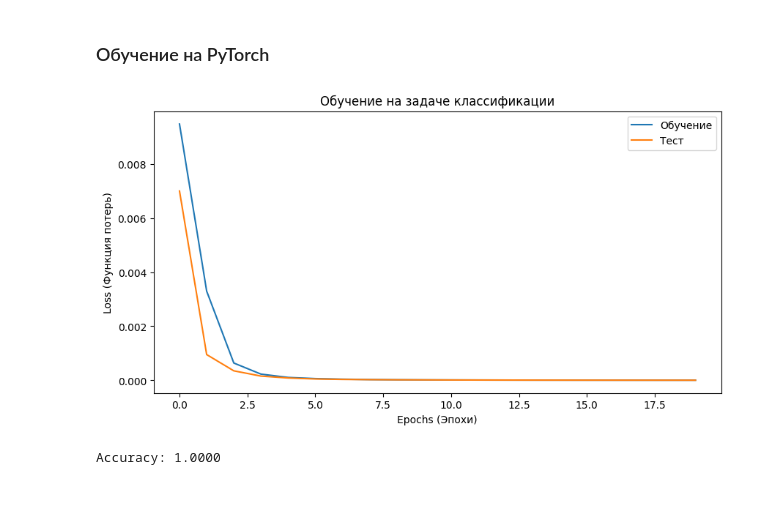
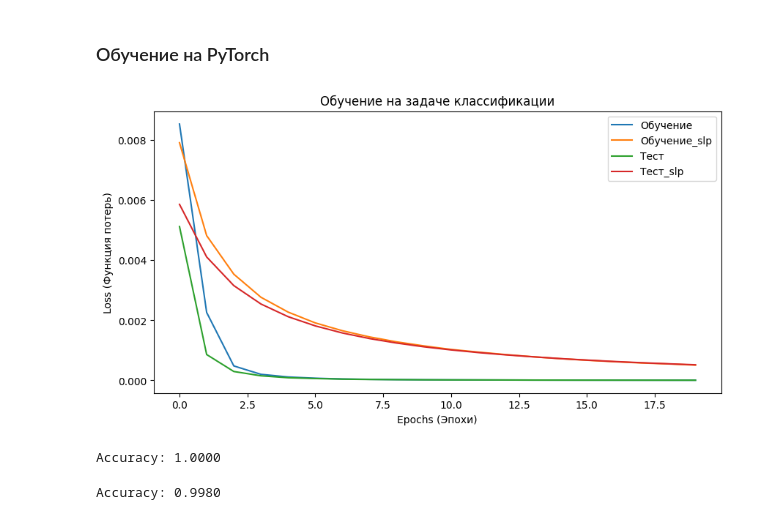
Before and after one commit to akirauruma/mluni, a Jupyter notebook: Pytorch_Keras.ipynb, the cells around one changed output. Drawn from its saved outputs; the diff is of its cells as text; code cells hidden in the pictures.

```diff
--- a/Pytorch_Keras.ipynb
+++ b/Pytorch_Keras.ipynb
@@ -165,51 +198,58 @@ class MushroomNet(nn.Module):
 # %%
-import torch.optim as optim
-from tqdm import tqdm
+class MushroomNet1(nn.Module):
+    def __init__(self, input_size):
+        super(MushroomNet1, self).__init__()
+        self.fc1 = nn.Linear(input_size, 2)
 
+    def forward(self, x):
+        x = torch.relu(self.fc1(x))
+        return x
 
-model = MushroomNet(input_size=X_train.shape[1])
+model_slp = MushroomNet1(input_size=X_train.shape[1])
 # Определение функции потерь и оптимизатора
 criterion = nn.CrossEntropyLoss() # CrossEntropyLoss в PyTorch автоматически применяет softmax к выходным данным модели перед вычислением потерь
-optimizer = optim.Adam(model.parameters(), lr=0.001)
+optimizer = optim.Adam(model_slp.parameters(), lr=0.001)
 
 # Обучение модели
 num_epochs = 20
-train_losses = []
-test_losses = []
+train_losses_slp = []
+test_losses_slp = []
 
 for epoch in tqdm(range(num_epochs)):
     # для обучающих данных
-    model.train()
+    model_slp.train()
     train_loss = 0.0
     for data, target in train_dataloader:
         optimizer.zero_grad()
-        output = model(data)
-        loss = criterion(output, target.view(-1))
+        output = model_slp(data)
+        loss = criterion(output, target)
         loss.backward()
         optimizer.step()
         train_loss += loss.item()
-    train_losses.append(train_loss / len(train_dataloader.dataset))
+    train_losses_slp.append(train_loss / len(train_dataloader.dataset))
 
-    model.eval()
+    model_slp.eval()
     test_loss = 0.0
     with torch.no_grad():
         for data, target in test_dataloader:
-            output = model(data)
-            loss = criterion(output, target.view(-1))
+            output = model_slp(data)
+            loss = criterion(output, target)
             test_loss += loss.item()
-    test_losses.append(test_loss / len(test_dataloader.dataset))
+    test_losses_slp.append(test_loss / len(test_dataloader.dataset))
 # %%
 # Визуализация результатов обучения
 plt.figure(figsize=(10, 5))
 plt.plot(train_losses, label='Обучение')
+plt.plot(train_losses_slp, label='Обучение_slp')
 plt.plot(test_losses, label='Тест')
+plt.plot(test_losses_slp, label='Тест_slp')
 plt.title('Обучение на задаче классификации')
 plt.xlabel('Epochs (Эпохи)')
 plt.ylabel('Loss (Функция потерь)')
 plt.legend()
 plt.show()
 # %% [output]
-[figure, old version]
+[figure, new version]
 # %%
 from sklearn.metrics import accuracy_score
 
@@ -230,3 +270,23 @@ accuracy = accuracy_score(y_true, y_pred)
 print(f"Accuracy: {accuracy:.4f}")
 # %% [output]
 Accuracy: 1.0000
+# %%
+from sklearn.metrics import accuracy_score
+
+# Получение предсказаний от модели
+y_pred = []
+y_true = []
+model_slp.eval()
+with torch.no_grad():
+    for data, target in test_dataloader:
+        output = model_slp(data)
+        _, predicted = torch.max(output, 1)
+        y_pred.extend(predicted.numpy())
+        y_true.extend(target.numpy())
+
+# Расчет метрик
+accuracy = accuracy_score(y_true, y_pred)
+
+print(f"Accuracy: {accuracy:.4f}")
+# %% [output]
+Accuracy: 0.9980
```
Also changed, not shown: parts of 3 cells of this notebook.
